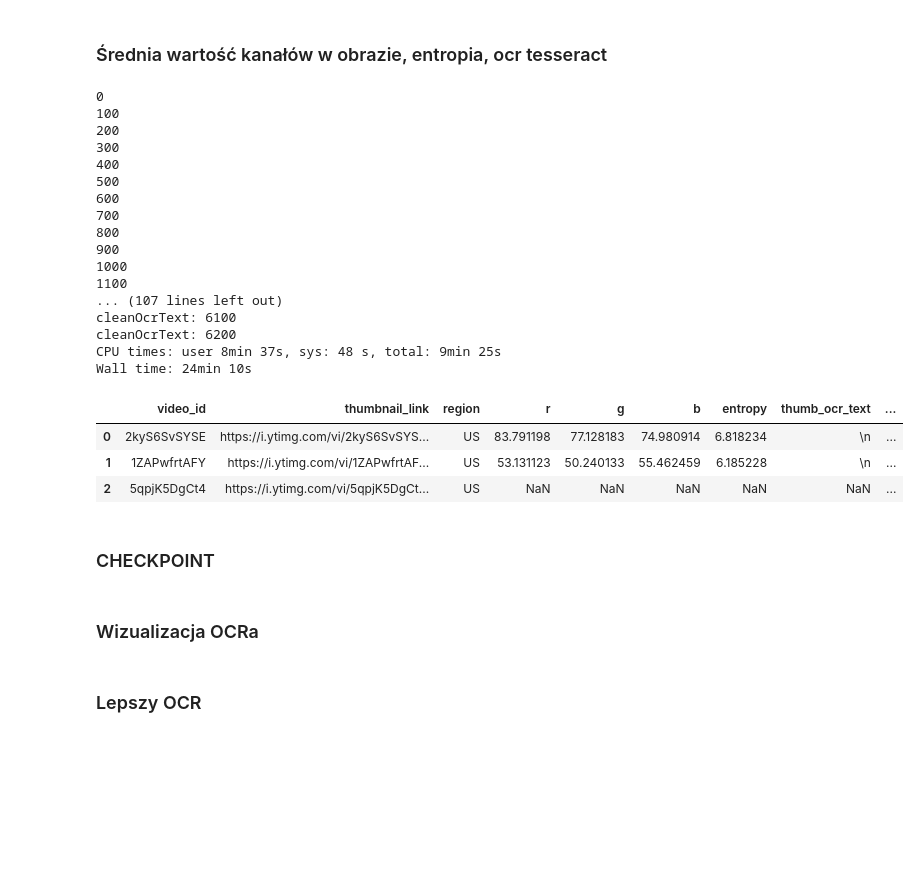
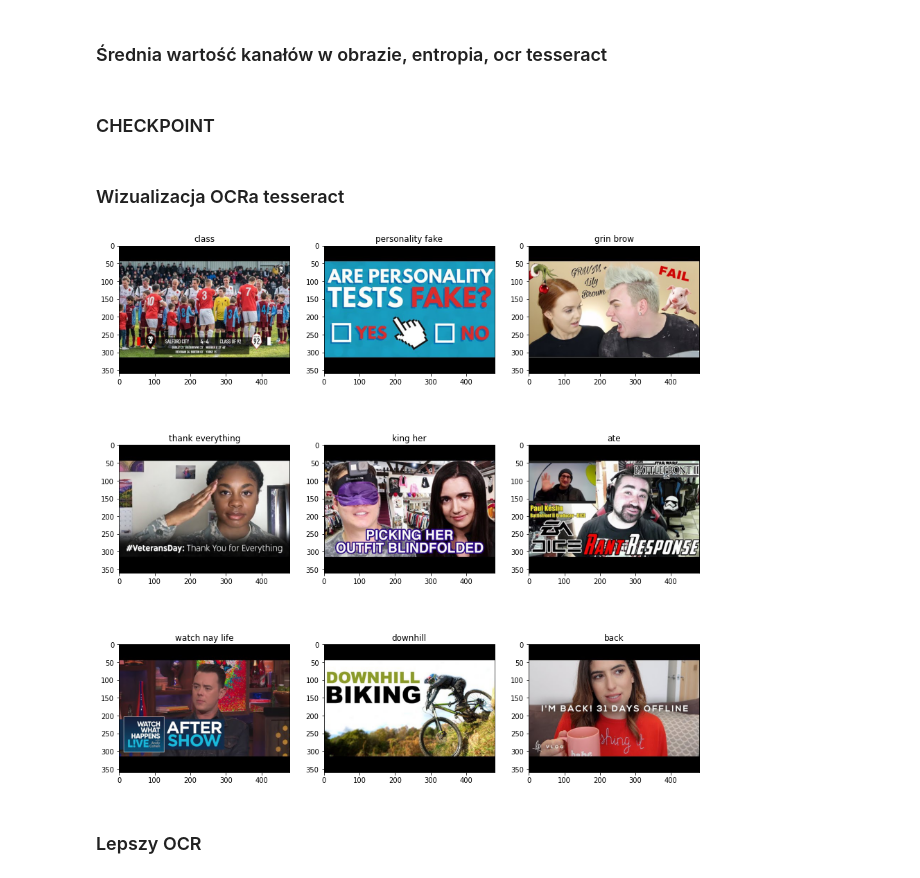
Before and after one commit to AdamKlejda/PED_YT, a Jupyter notebook: Etap2LiLatee_GB.ipynb, the cells around one changed output. Cells and saved outputs as stored; diff of their text form; code cells hidden in the pictures; blank space fills up the shorter version.

```diff
--- a/Etap2LiLatee_GB.ipynb
+++ b/Etap2LiLatee_GB.ipynb
@@ -108,13 +108,19 @@ imgs_path = Path(f'./data/thumbnailsHQ/{region}')
 for i, img_path in enumerate(glob.glob(f"{imgs_path}/*.png")):
     path = Path(img_path)
     img = io.imread(path)
-    n_of_pixels = img.shape[0]*img.shape[1]
 
-    intensity = np.sum(img, axis=0)
-    mean_intensity_each_channel = np.sum(intensity, axis=0)/n_of_pixels
-    df.loc[df.video_id == path.stem, "r"] = mean_intensity_each_channel[0]
-    df.loc[df.video_id == path.stem, "g"] = mean_intensity_each_channel[1]
-    df.loc[df.video_id == path.stem, "b"] = mean_intensity_each_channel[2]
+    list_of_pixels = img.reshape(img.shape[0]*img.shape[1], 3)
+    mean_of_channels = np.mean(list_of_pixels, axis=0)
+    std_of_channels = np.std(list_of_pixels, axis=0)
+
+    df.loc[df.video_id == path.stem, "mean_r"] = mean_of_channels[0]
+    df.loc[df.video_id == path.stem, "mean_g"] = mean_of_channels[1]
+    df.loc[df.video_id == path.stem, "mean_b"] = mean_of_channels[2]
+
+    df.loc[df.video_id == path.stem, "std_r"] = std_of_channels[0]
+    df.loc[df.video_id == path.stem, "std_g"] = std_of_channels[1]
+    df.loc[df.video_id == path.stem, "std_b"] = std_of_channels[2]
+
     df.loc[df.video_id == path.stem, "entropy"] = shannon_entropy(img)
     df.loc[df.video_id == path.stem, "thumb_ocr_text"] = pytesseract.image_to_string(img)
 
@@ -122,30 +128,12 @@ for i, img_path in enumerate(glob.glob(f"{imgs_path}/*.png")):
         print(i, end='\r')
 
 df["clean_thumb_ocr_text"] = df.apply(lambda row: cleanOcrText(row.thumb_ocr_text), axis=1)
+
+df.loc[:, "thumb_ocr_text"] = df.loc[:, "thumb_ocr_text"].fillna('')
+df.loc[:, "clean_thumb_ocr_text"] = df.loc[:, "clean_thumb_ocr_text"].fillna('')
+
 df.to_csv(f"./our_data/Etap2/etap2_{region}-tesseract.csv", index=False)
 df[:3]
-# %% [output]
-0
-100
-200
-300
-400
-500
-600
-700
-800
-900
-1000
-1100
-... (107 lines left out)
-cleanOcrText: 6100
-cleanOcrText: 6200
-CPU times: user 8min 37s, sys: 48 s, total: 9min 25s
-Wall time: 24min 10s
-|  | video_id | thumbnail_link | region | r | g | b | entropy | thumb_ocr_text | ... |
-| 0 | 2kyS6SvSYSE | https://i.ytimg.com/vi/2kyS6SvSYS... | US | 83.791198 | 77.128183 | 74.980914 | 6.818234 | \n | ... |
-| 1 | 1ZAPwfrtAFY | https://i.ytimg.com/vi/1ZAPwfrtAF... | US | 53.131123 | 50.240133 | 55.462459 | 6.185228 | \n | ... |
-| 2 | 5qpjK5DgCt4 | https://i.ytimg.com/vi/5qpjK5DgCt... | US | NaN | NaN | NaN | NaN | NaN | ... |
 # %% [markdown]
 ### CHECKPOINT
 # %%
@@ -154,23 +142,29 @@ df = pd.read_csv(f"./our_data/Etap2/etap2_{region}-tesseract.csv")
 ocr_videos = df.loc[df.clean_thumb_ocr_text != '',:][["video_id","thumb_ocr_text","clean_thumb_ocr_text"]]
 ocr_videos.shape
 # %% [markdown]
-### Wizualizacja OCRa
+### Wizualizacja OCRa tesseract
 # %%
+df.loc[:, "thumb_ocr_text"] = df.loc[:, "thumb_ocr_text"].fillna('')
+df.loc[:, "clean_thumb_ocr_text"] = df.loc[:, "clean_thumb_ocr_text"].fillna('')
+
 ocr_videos = df.loc[df.clean_thumb_ocr_text != '',:][["video_id","thumb_ocr_text","clean_thumb_ocr_text"]][:10]
+test_ocr_videos_ids = ocr_videos.video_id.values
 
 n_of_cols = 3
 n_of_rows = int(ocr_videos.shape[0]/n_of_cols)
 fig, axes = plt.subplots(n_of_rows, n_of_cols, figsize=(n_of_cols*5, n_of_rows*5))
 
 for i, row in enumerate(axes):
     for j, ax in enumerate(row):
         video = ocr_videos[i*n_of_cols+j:i*n_of_cols+j+1]
         video_id = video.video_id.values[0]
         path = Path(f'./data/thumbnailsHQ/{region}/{video_id}.png')
 
         ax.set_title(video.clean_thumb_ocr_text.values[0])
         img = io.imread(str(path))
         ax.imshow(img)
+# %% [output]
+[figure, added]
 # %%
 ll = df.loc[df.clean_thumb_ocr_text != '',:][["thumb_ocr_text","clean_thumb_ocr_text"]].values
 print(ll.shape)
```
Also changed, not shown: parts of 14 cells of this notebook, 8 other files.
